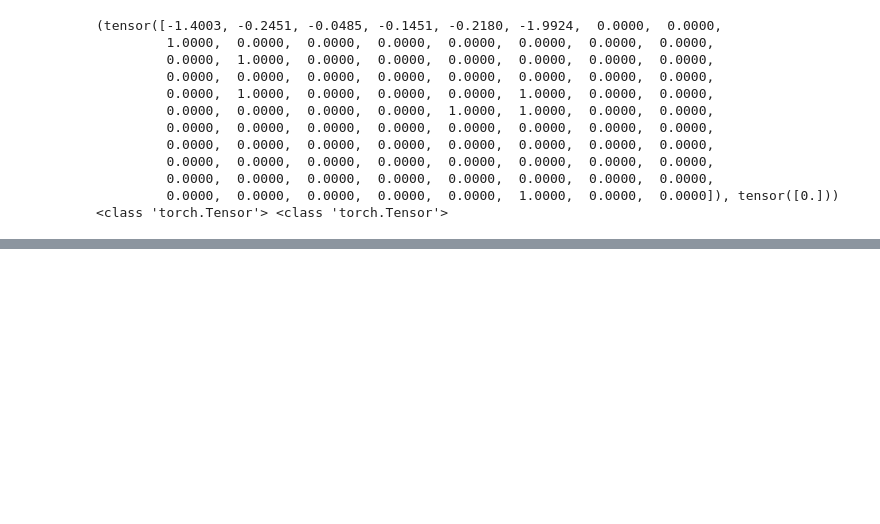
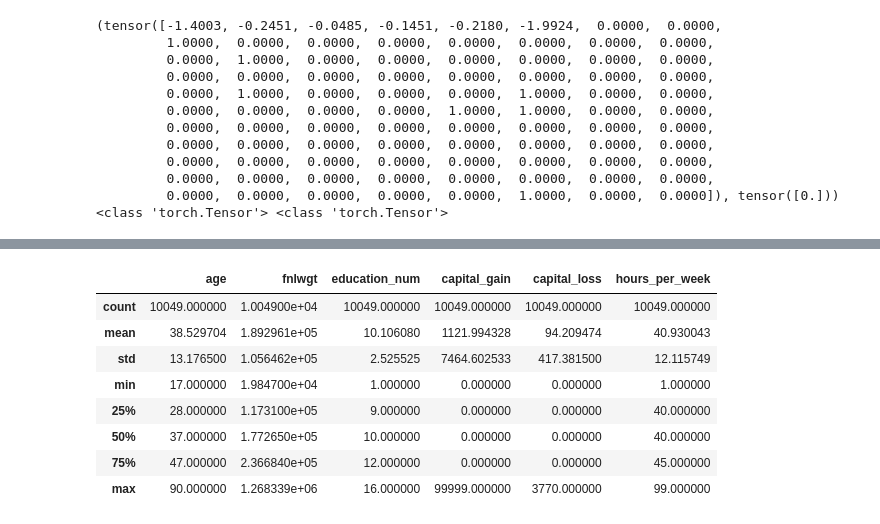
Before and after one commit to alexaoh/tabular-diffusion-for-counterfactuals, a Jupyter notebook: VAE_pytorch.ipynb, the cells around one changed output, grey strips where cells are left out. Cells and saved outputs as stored; diff of their text form; code cells hidden in the pictures; blank space fills up the shorter version.

```diff
--- a/VAE_pytorch.ipynb
+++ b/VAE_pytorch.ipynb
@@ -286,0 +566,16 @@ print(type(nex[0]), type(nex[1]))
+# %%
+X_test.describe()
+X_test_decoded = Adult.decode(X_test)
+X_test_decoded = Adult.descale(X_test_decoded)
+# %%
+X_test_decoded.describe()
+# %% [output]
+|  | age | fnlwgt | education_num | capital_gain | capital_loss | hours_per_week |
+| count | 10049.000000 | 1.004900e+04 | 10049.000000 | 10049.000000 | 10049.000000 | 10049.000000 |
+| mean | 38.529704 | 1.892961e+05 | 10.106080 | 1121.994328 | 94.209474 | 40.930043 |
+| std | 13.176500 | 1.056462e+05 | 2.525525 | 7464.602533 | 417.381500 | 12.115749 |
+| min | 17.000000 | 1.984700e+04 | 1.000000 | 0.000000 | 0.000000 | 1.000000 |
+| 25% | 28.000000 | 1.173100e+05 | 9.000000 | 0.000000 | 0.000000 | 40.000000 |
+| 50% | 37.000000 | 1.772650e+05 | 10.000000 | 0.000000 | 0.000000 | 40.000000 |
+| 75% | 47.000000 | 2.366840e+05 | 12.000000 | 0.000000 | 0.000000 | 45.000000 |
+| max | 90.000000 | 1.268339e+06 | 16.000000 | 99999.000000 | 3770.000000 | 99.000000 |
```
Also changed, not shown: parts of 17 cells of this notebook, 2 other files.
